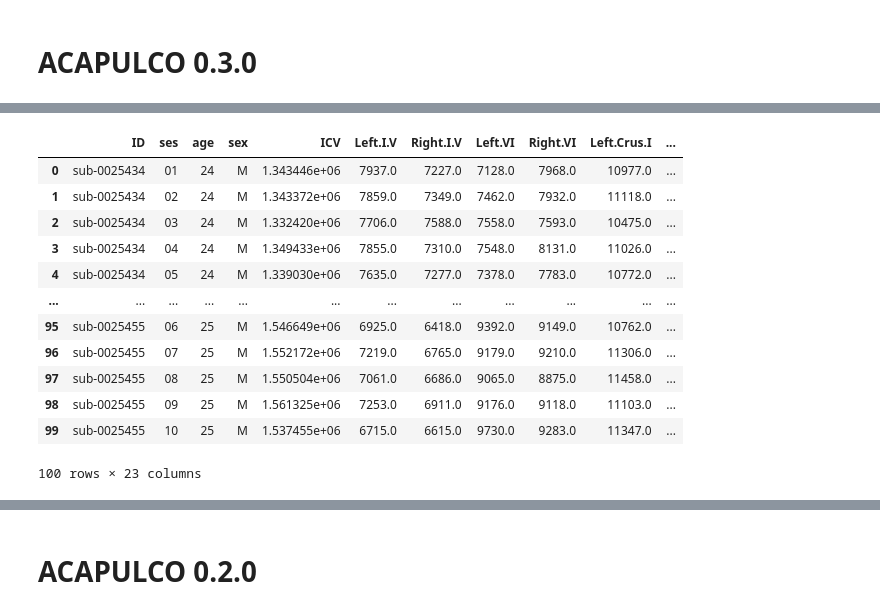
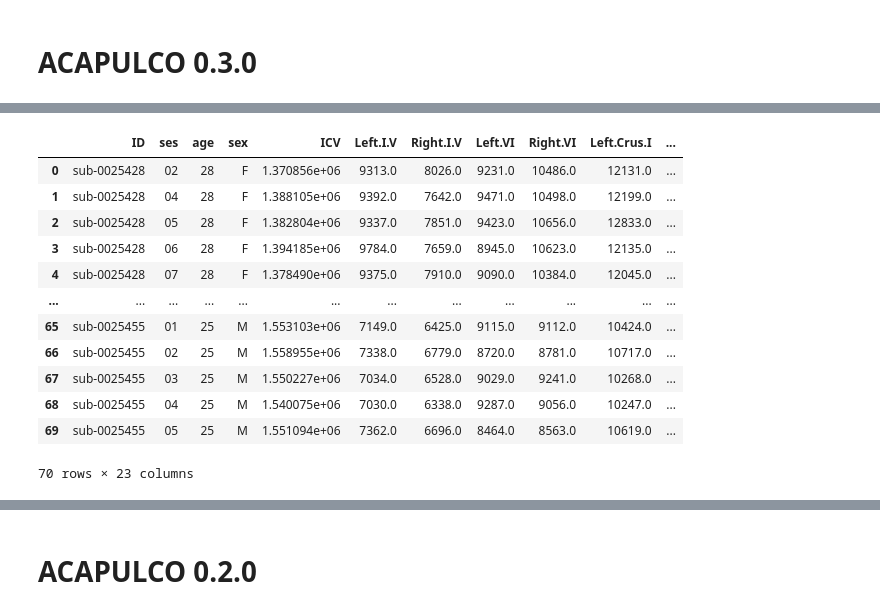
Before and after one commit to kchardon/reliability-cerebellar-volumetry, a Jupyter notebook: code/data_prep_ALLGOODDATA.ipynb, the cells around one changed output, grey strips where cells are left out. Drawn from its saved outputs; the diff is of its cells as text; code cells hidden in the pictures.

```diff
--- a/code/data_prep_ALLGOODDATA.ipynb
+++ b/code/data_prep_ALLGOODDATA.ipynb
@@ -97,46 +101,46 @@ for ses in range(1, 11):
 
     # Add Session column at the beginning
     data.insert(1, 'ses', ses_str)
 
     # Append to the list
     all_data.append(data)
 
 # Concatenate all DataFrames into one
 acapulco3_df = pd.concat(all_data, ignore_index=True)
 
 # Sort given id and session
 acapulco3_df = acapulco3_df.sort_values(by=["ID", "ses"], ascending=[True, True]).reset_index(drop=True)
 
 # Merge with age and sex
 acapulco3_df = acapulco3_df.merge(subjects, on="ID", how="left")
 
 acapulco3_df = acapulco3_df[acapulco3_df.apply(is_good_session, axis=1)].reset_index(drop=True)
 
 # Sort columns
 acapulco3_df = acapulco3_df[finalColumns]
 
-for i in range(4,acapulco_df.shape[1]):
+for i in range(4,acapulco3_df.shape[1]):
     acapulco3_df.isetitem(i, acapulco3_df.iloc[:,i].astype(float))
 
 # Save it
 if save :
     acapulco3_df.to_csv(acapulco3+'acapulco3_all_volumes_cm3_ALLGOODDATA.csv', index=False)
 
 acapulco3_df
 # %% [output]
 |  | ID | ses | age | sex | ICV | Left.I.V | Right.I.V | Left.VI | Right.VI | Left.Crus.I | ... |
-| 0 | sub-0025434 | 01 | 24 | M | 1.343446e+06 | 7937.0 | 7227.0 | 7128.0 | 7968.0 | 10977.0 | ... |
-| 1 | sub-0025434 | 02 | 24 | M | 1.343372e+06 | 7859.0 | 7349.0 | 7462.0 | 7932.0 | 11118.0 | ... |
-| 2 | sub-0025434 | 03 | 24 | M | 1.332420e+06 | 7706.0 | 7588.0 | 7558.0 | 7593.0 | 10475.0 | ... |
-| 3 | sub-0025434 | 04 | 24 | M | 1.349433e+06 | 7855.0 | 7310.0 | 7548.0 | 8131.0 | 11026.0 | ... |
-| 4 | sub-0025434 | 05 | 24 | M | 1.339030e+06 | 7635.0 | 7277.0 | 7378.0 | 7783.0 | 10772.0 | ... |
+| 0 | sub-0025428 | 02 | 28 | F | 1.370856e+06 | 9313.0 | 8026.0 | 9231.0 | 10486.0 | 12131.0 | ... |
+| 1 | sub-0025428 | 04 | 28 | F | 1.388105e+06 | 9392.0 | 7642.0 | 9471.0 | 10498.0 | 12199.0 | ... |
+| 2 | sub-0025428 | 05 | 28 | F | 1.382804e+06 | 9337.0 | 7851.0 | 9423.0 | 10656.0 | 12833.0 | ... |
+| 3 | sub-0025428 | 06 | 28 | F | 1.394185e+06 | 9784.0 | 7659.0 | 8945.0 | 10623.0 | 12135.0 | ... |
+| 4 | sub-0025428 | 07 | 28 | F | 1.378490e+06 | 9375.0 | 7910.0 | 9090.0 | 10384.0 | 12045.0 | ... |
 | ... | ... | ... | ... | ... | ... | ... | ... | ... | ... | ... | ... |
-| 95 | sub-0025455 | 06 | 25 | M | 1.546649e+06 | 6925.0 | 6418.0 | 9392.0 | 9149.0 | 10762.0 | ... |
-| 96 | sub-0025455 | 07 | 25 | M | 1.552172e+06 | 7219.0 | 6765.0 | 9179.0 | 9210.0 | 11306.0 | ... |
-| 97 | sub-0025455 | 08 | 25 | M | 1.550504e+06 | 7061.0 | 6686.0 | 9065.0 | 8875.0 | 11458.0 | ... |
-| 98 | sub-0025455 | 09 | 25 | M | 1.561325e+06 | 7253.0 | 6911.0 | 9176.0 | 9118.0 | 11103.0 | ... |
-| 99 | sub-0025455 | 10 | 25 | M | 1.537455e+06 | 6715.0 | 6615.0 | 9730.0 | 9283.0 | 11347.0 | ... |
+| 65 | sub-0025455 | 01 | 25 | M | 1.553103e+06 | 7149.0 | 6425.0 | 9115.0 | 9112.0 | 10424.0 | ... |
+| 66 | sub-0025455 | 02 | 25 | M | 1.558955e+06 | 7338.0 | 6779.0 | 8720.0 | 8781.0 | 10717.0 | ... |
+| 67 | sub-0025455 | 03 | 25 | M | 1.550227e+06 | 7034.0 | 6528.0 | 9029.0 | 9241.0 | 10268.0 | ... |
+| 68 | sub-0025455 | 04 | 25 | M | 1.540075e+06 | 7030.0 | 6338.0 | 9287.0 | 9056.0 | 10247.0 | ... |
+| 69 | sub-0025455 | 05 | 25 | M | 1.551094e+06 | 7362.0 | 6696.0 | 8464.0 | 8563.0 | 10619.0 | ... |
-100 rows × 23 columns
+70 rows × 23 columns
 # %%
 # Scale data
 scaler = MinMaxScaler()
```
Also changed, not shown: parts of 14 cells of this notebook.
